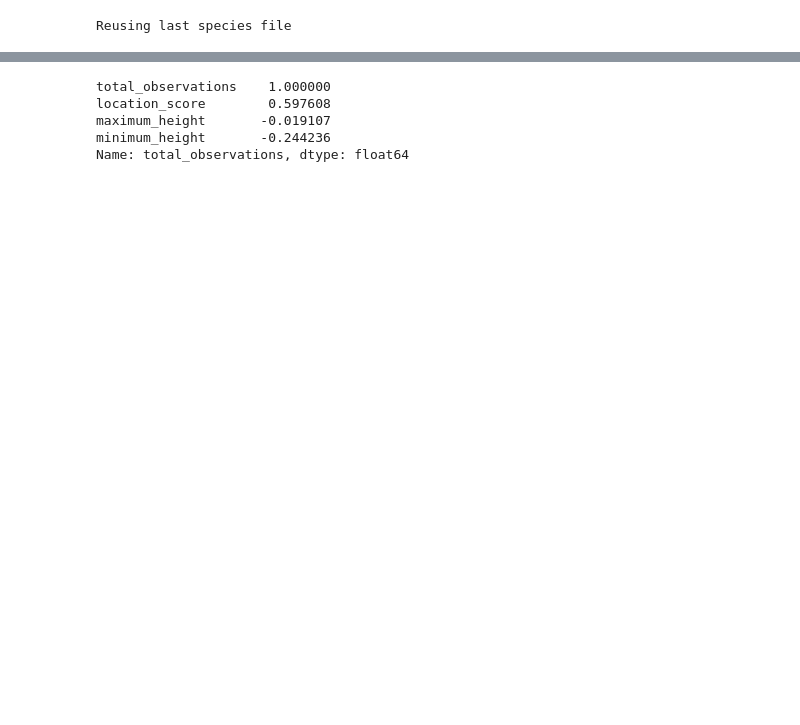
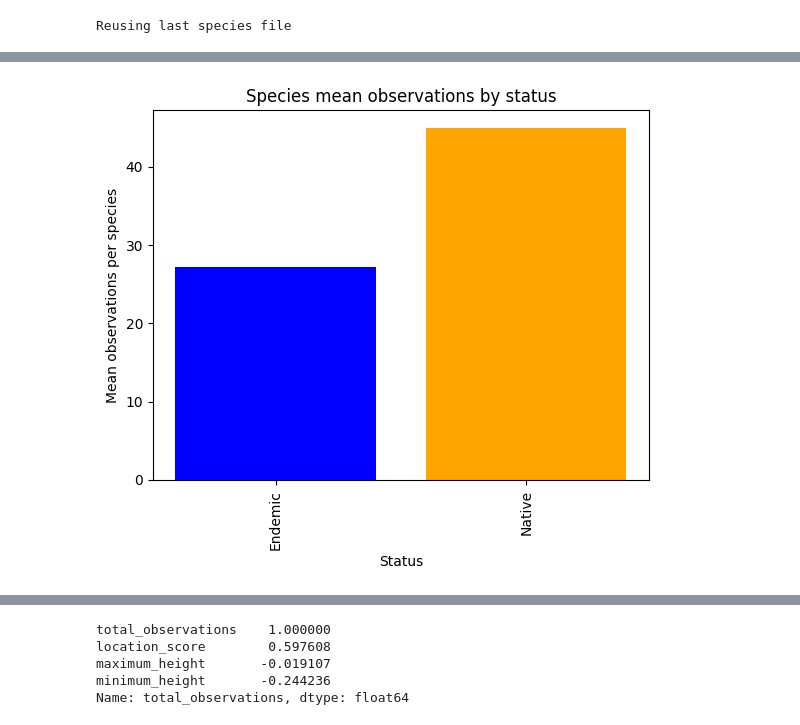
Before and after one commit to flawedvice/rasgos-cl-analysis, a Jupyter notebook: analysis.ipynb, the cells around one changed output, grey strips where cells are left out. Saved outputs shown, nothing was run; the diff lists cells and outputs as text; code cells hidden in the pictures; blank space fills up the shorter version.

```diff
--- a/analysis.ipynb
+++ b/analysis.ipynb
@@ -170,0 +278,6 @@ memory usage: 106.6+ KB
+# %%
+# Reducing dataset to useful columns only.
+ordered_traits = traits_df[["accepted_species", "traitName", "obs"]]
+
+# Renaming columns for better readability
+ordered_traits.rename(columns={"accepted_species": "specie", "traitName": "trait_name"}, inplace=True)
@@ -426,0 +560,12 @@ plt.show()
+# %%
+status_obs = clean_df.loc[:, ["total_observations", "status"]].groupby("status").mean().sort_values("total_observations").reset_index()
+
+plot_bar(
+    x=status_obs.status, y=status_obs.total_observations,
+    title="Species mean observations by status",
+    xlabel="Status",
+    ylabel="Mean observations per species",
+    color=["blue", "orange"]
+)
+# %% [output]
+[figure, added]
```
Also changed, not shown: parts of 145 cells of this notebook.
